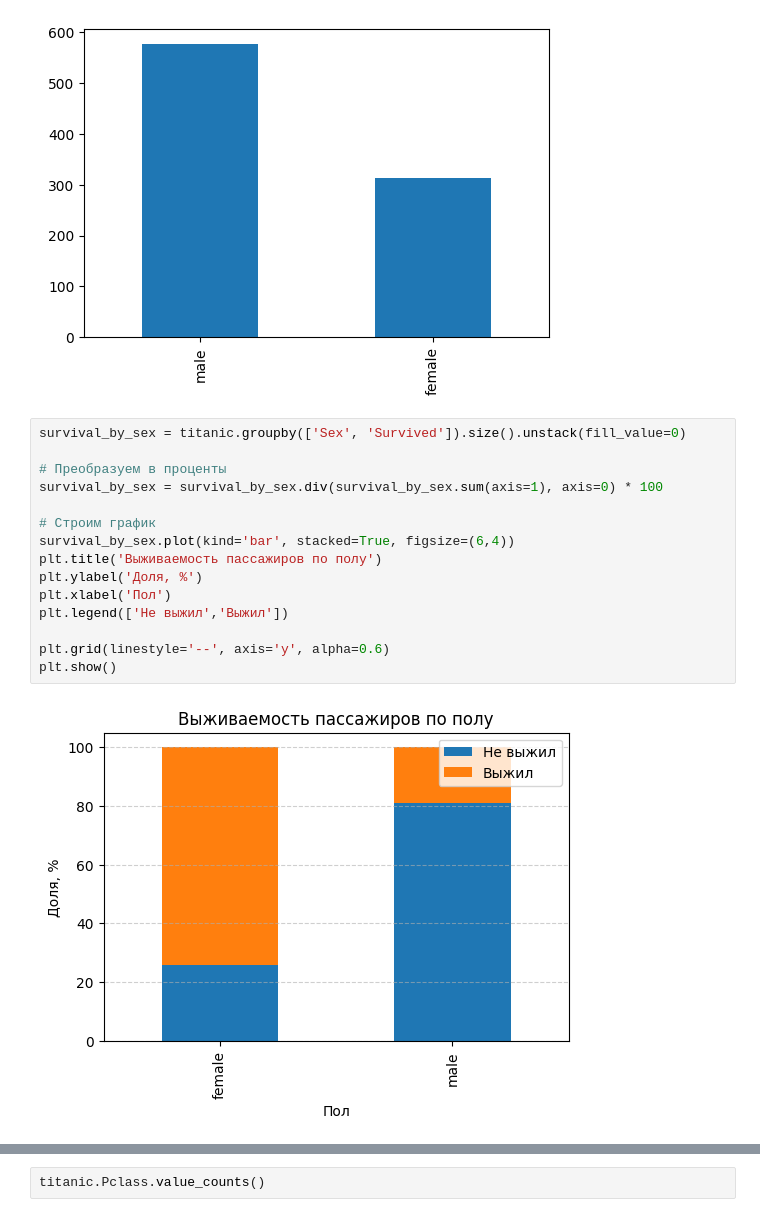
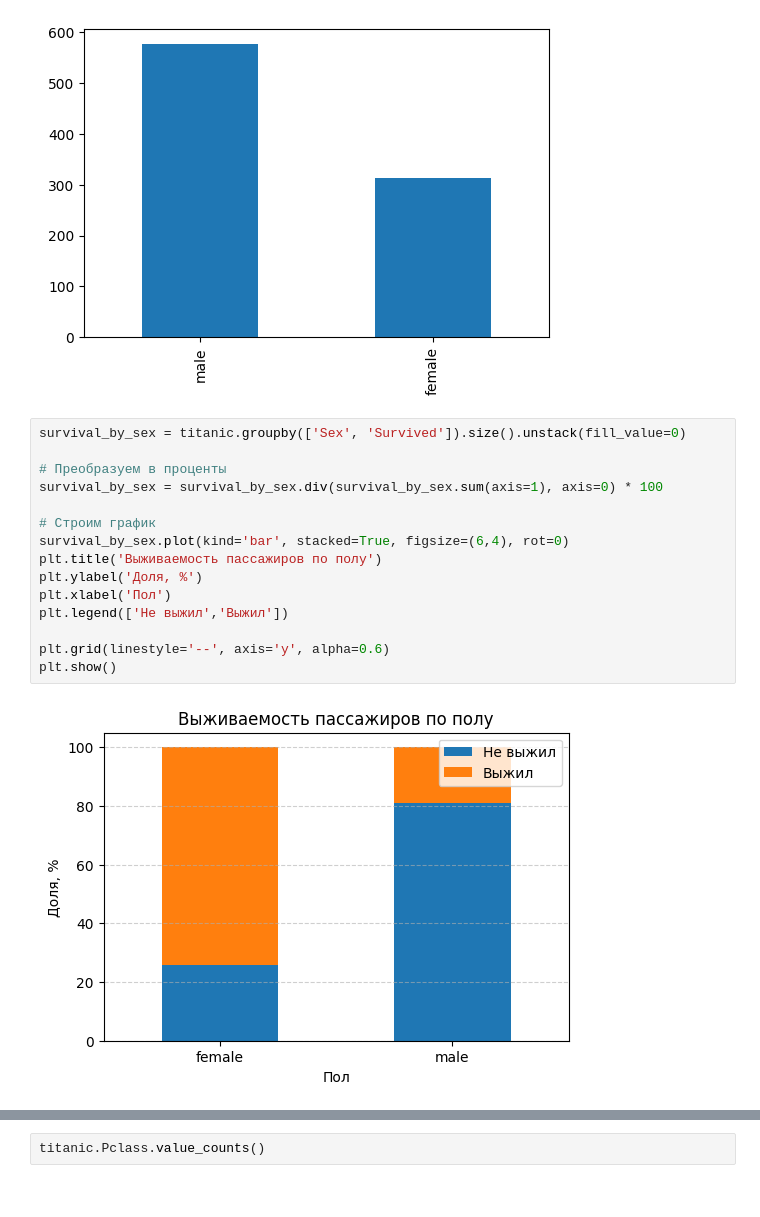
Before and after one commit to FinQr/titanic-analysis, a Jupyter notebook: Titanic.ipynb, the cells around one changed output, grey strips where cells are left out. Drawn from its saved outputs; the diff is of its cells as text.

```diff
--- a/Titanic.ipynb
+++ b/Titanic.ipynb
@@ -255,17 +267,17 @@ titanic.Sex.value_counts().plot(kind='bar', figsize=(6,4))
 # %%
 survival_by_sex = titanic.groupby(['Sex', 'Survived']).size().unstack(fill_value=0)
 
 # Преобразуем в проценты
 survival_by_sex = survival_by_sex.div(survival_by_sex.sum(axis=1), axis=0) * 100
 
 # Строим график
-survival_by_sex.plot(kind='bar', stacked=True, figsize=(6,4))
+survival_by_sex.plot(kind='bar', stacked=True, figsize=(6,4), rot=0)
 plt.title('Выживаемость пассажиров по полу')
 plt.ylabel('Доля, %')
 plt.xlabel('Пол')
 plt.legend(['Не выжил','Выжил'])
 
 plt.grid(linestyle='--', axis='y', alpha=0.6)
 plt.show()
 # %% [output]
-[figure, old version]
+[figure, new version]
```
Also changed, not shown: parts of 20 cells of this notebook.
